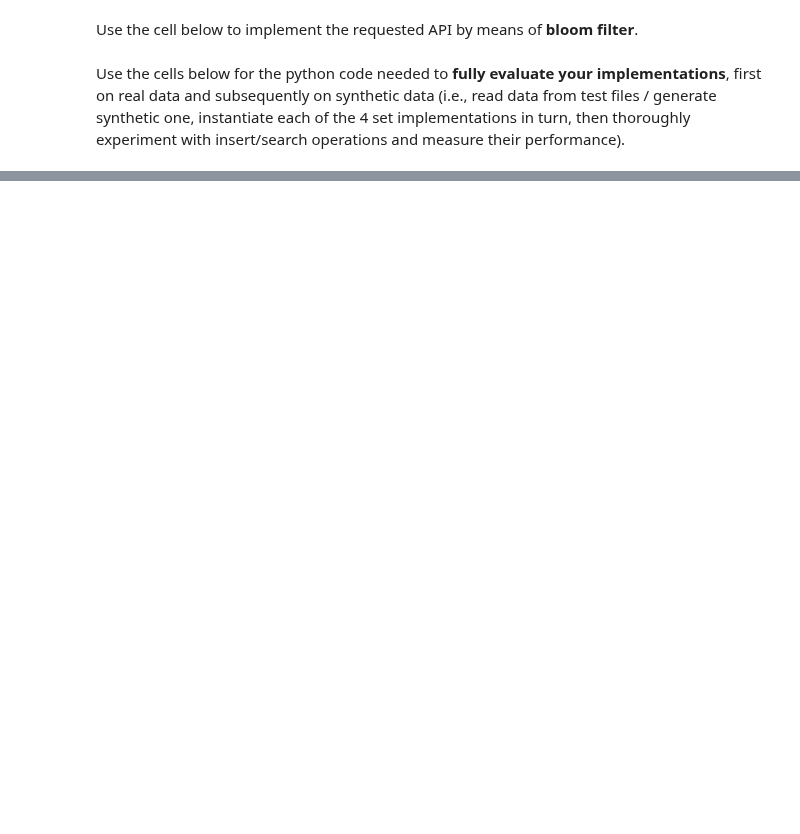
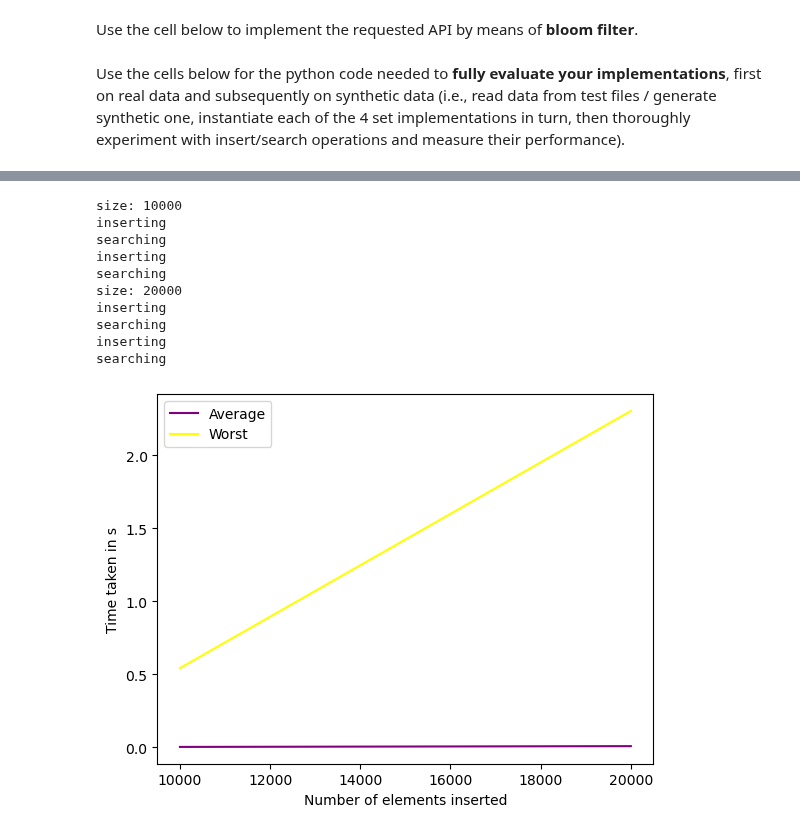
Before and after one commit to YulinCHEN-CS/Search-Algorithm, a Jupyter notebook: SetMembership.ipynb, the cells around one changed output, grey strips where cells are left out. Saved outputs shown, nothing was run; the diff lists cells and outputs as text; code cells hidden in the pictures; blank space fills up the shorter version.

```diff
--- a/SetMembership.ipynb
+++ b/SetMembership.ipynb
@@ -768,7 +693,7 @@ class WorstCaseBinTest(TestClass):
 
         if self.test_type == "synthetic":
             sizes = []
-            for i in range(1, 10):
+            for i in range(1, 3):
                 sizes.append(10000 * i)
             for size in sizes:
                 print("size: " + str(size))
@@ -788,16 +713,4 @@ class WorstCaseBinTest(TestClass):
                 else:
                     raise Exception("invalid test function")
 
-            plt.plot(sizes, average_times, color='purple', label="Average")
-            plt.plot(sizes, worst_times, color='yellow', label="Worst")
-
-            plt.xlabel("Number of elements inserted")
-            plt.ylabel("Time taken in s")
-            plt.legend()
-            plt.show()
-            print("Average: " + str(average_times))
-            print("Worst: " + str(worst_times))
-
-
-te = WorstCaseBinTest()
-te.all_test("search")
+            return sizes, average_times, worst_times
@@ -993,0 +952,30 @@ plt.legend()
+# %%
+def plot_comparison(set_type):
+    if set_type == "Sequential":
+        te = WorstCaseSeqTest()
+    elif set_type == "Binary":
+        te = WorstCaseBinTest()
+    else:
+        return
+    sizes, average_times, worst_times = te.all_test("search")
+    plt.plot(sizes, average_times, color='purple', label="Average")
+    plt.plot(sizes, worst_times, color='yellow', label="Worst")
+
+    plt.xlabel("Number of elements inserted")
+    plt.ylabel("Time taken in s")
+    plt.legend()
+    plt.show()
+plot_comparison("Sequential")
+plot_comparison("Binary")
+# %% [output]
+size: 10000
+inserting
+searching
+inserting
+searching
+size: 20000
+inserting
+searching
+inserting
+searching
+[figure, added]
```
Also changed, not shown: parts of 13 cells of this notebook.
